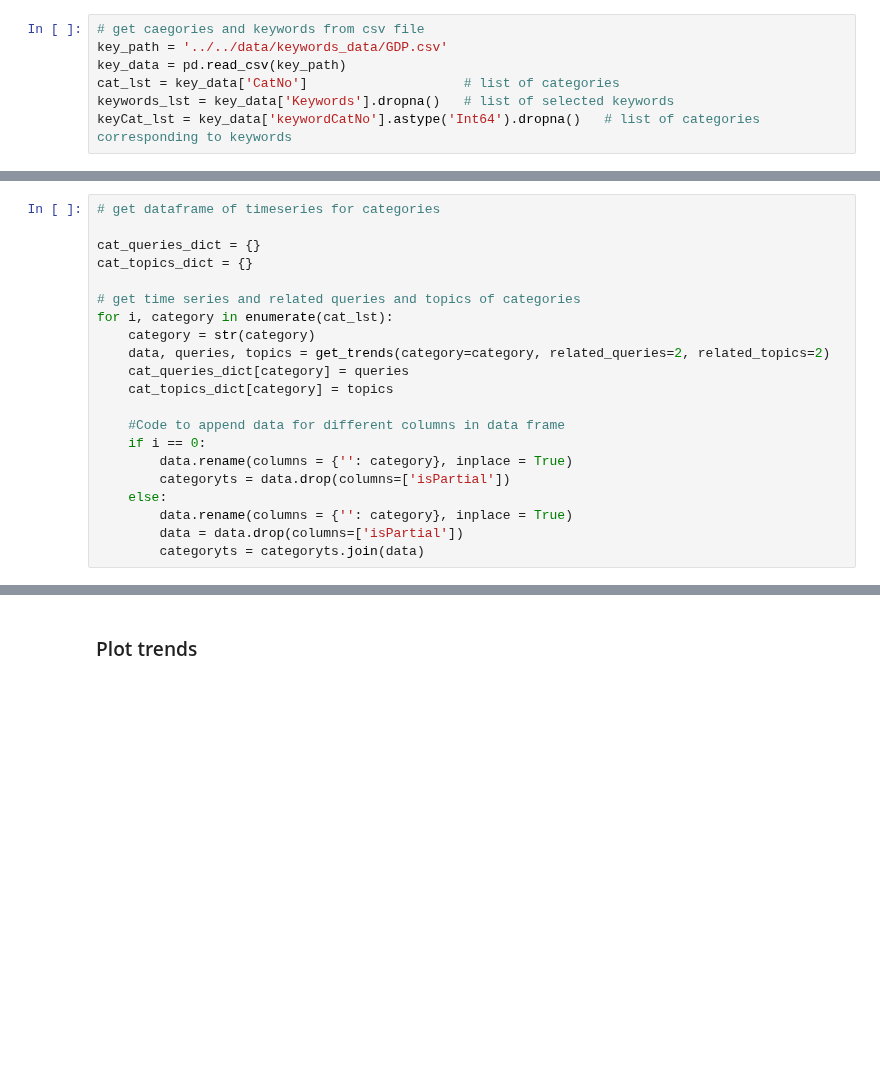
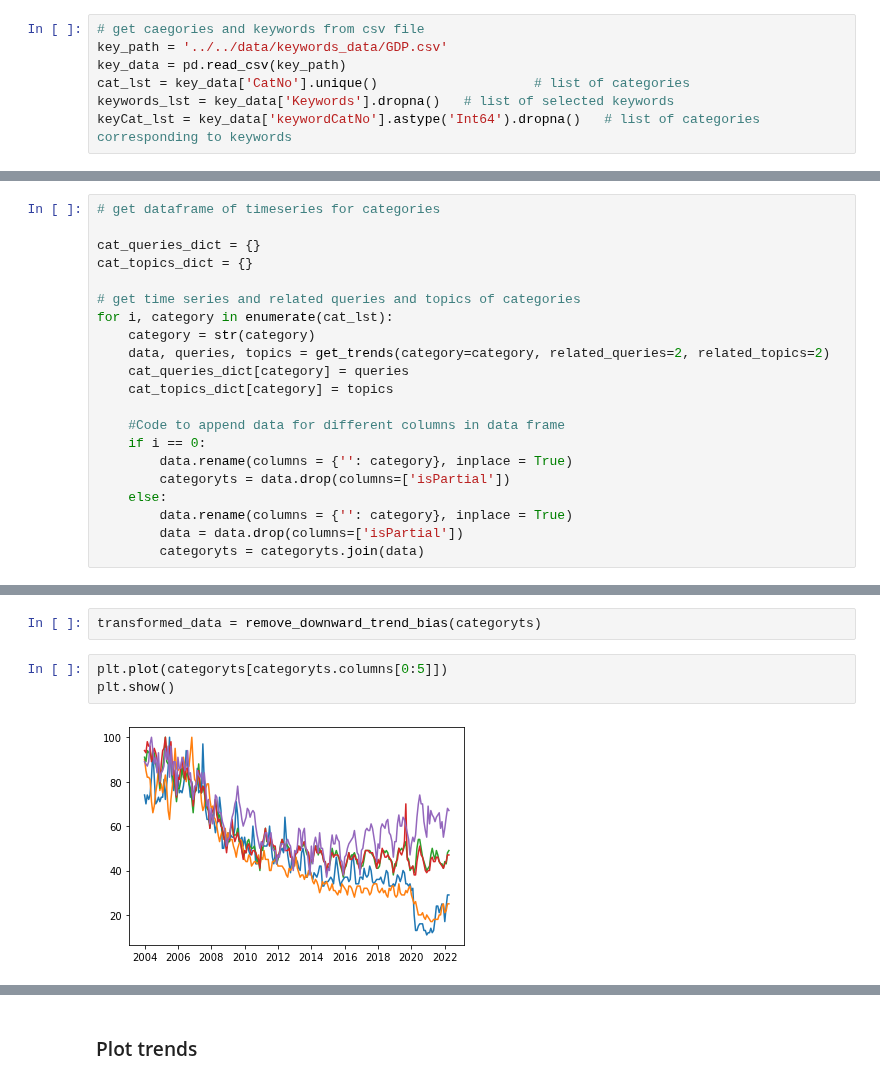
Before and after one commit to ubco-mds-2021-labs/capstone-project-googletrends_capstone, a Jupyter notebook: src/notebooks/gdp_notebook.ipynb, the cells around one changed output, grey strips where cells are left out. Saved outputs shown, nothing was run; the diff lists cells and outputs as text; blank space fills up the shorter version.

Commit message:
updated code file to remove downward trend

```diff
--- a/src/notebooks/gdp_notebook.ipynb
+++ b/src/notebooks/gdp_notebook.ipynb
@@ -115,7 +120,7 @@ look-up table. The actual p-value is greater than the p-value returned.
 # get caegories and keywords from csv file
 key_path = '../../data/keywords_data/GDP.csv'
 key_data = pd.read_csv(key_path)
-cat_lst = key_data['CatNo']                    # list of categories
+cat_lst = key_data['CatNo'].unique()                    # list of categories
 keywords_lst = key_data['Keywords'].dropna()   # list of selected keywords
 keyCat_lst = key_data['keywordCatNo'].astype('Int64').dropna()   # list of categories corresponding to keywords
 # %%
@@ -202,0 +264,7 @@ for i, keyword in enumerate(keywords_lst[0:2]):
+# %%
+transformed_data = remove_downward_trend_bias(categoryts)
+# %%
+plt.plot(categoryts[categoryts.columns[0:5]])
+plt.show()
+# %% [output]
+[figure, added]
```
Also changed, not shown: parts of 11 cells of this notebook, 6 other files.
